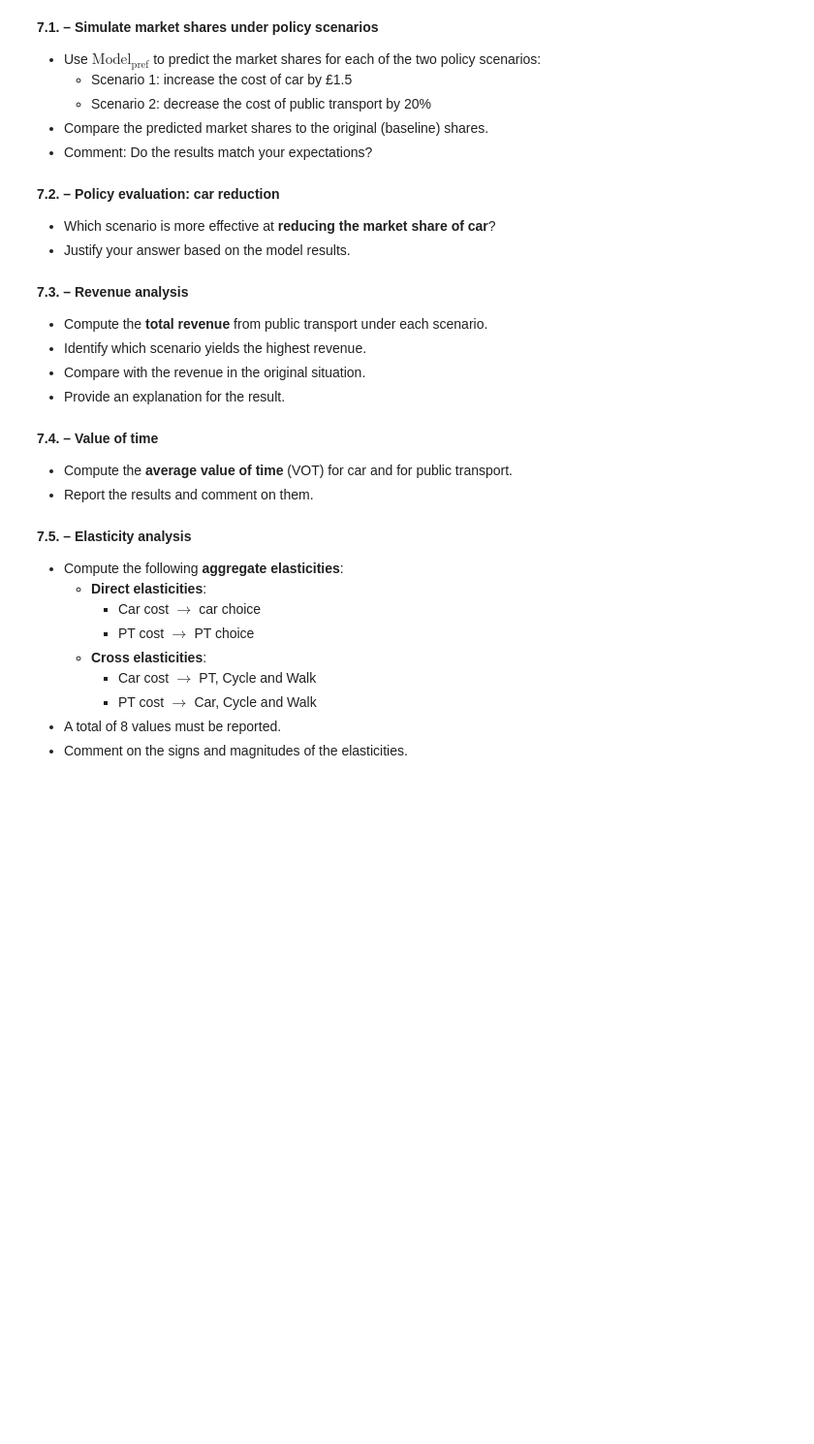
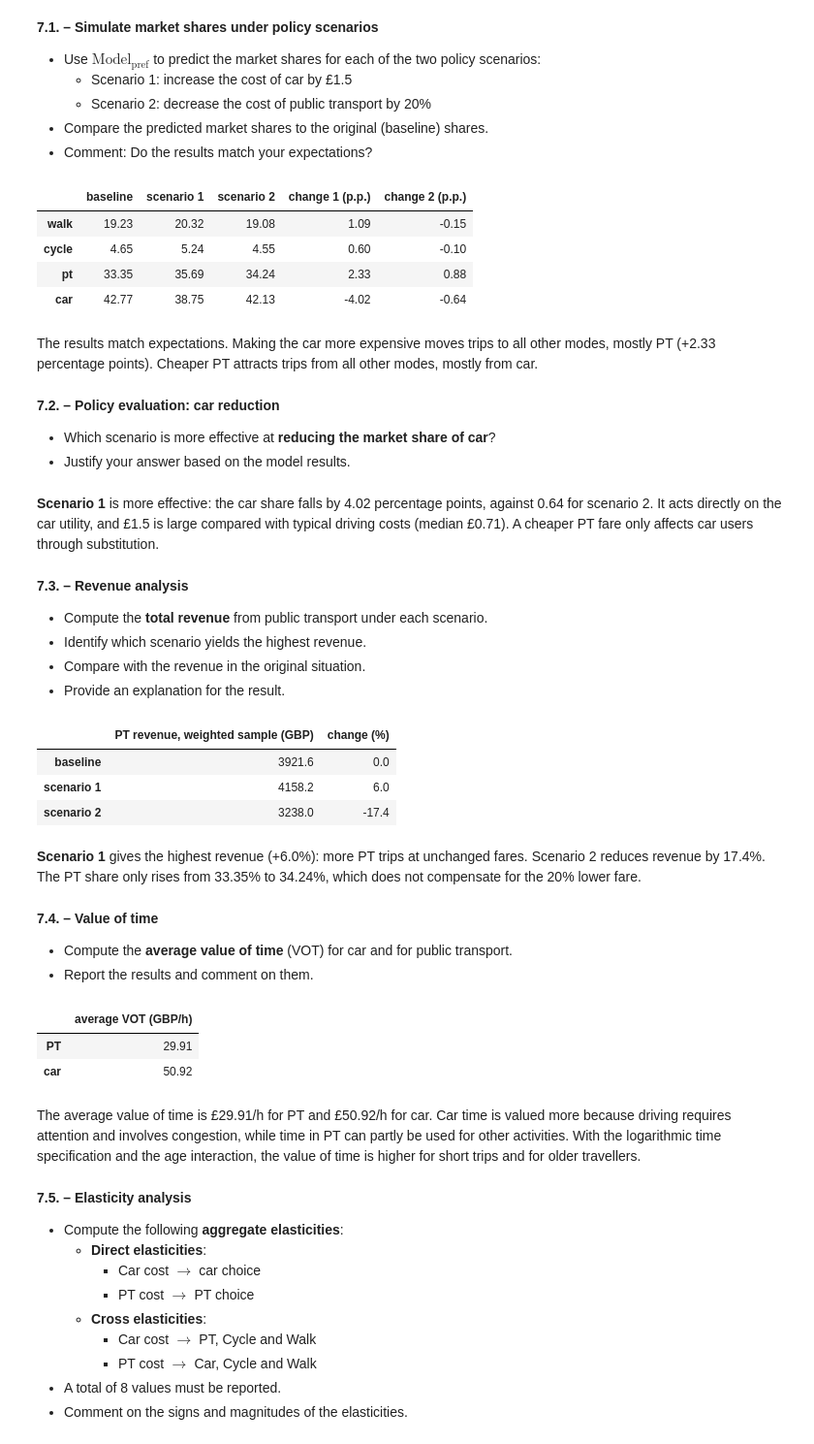
Before and after one commit to PabloSarro/london-mode-choice, a Jupyter notebook: src/assignment.ipynb, the cells around one changed output. Shown at 97% size. Cells and saved outputs as stored; diff of their text form; code cells hidden in the pictures; blank space fills up the shorter version.

```diff
--- a/src/assignment.ipynb
+++ b/src/assignment.ipynb
@@ -1316,3 +1377,8 @@ Consider the following scenarios:
 # 7.3: For each scenario, combine the PT probability, scenario fare, and observation weight before aggregating revenue.
 # 7.4: Obtain marginal utilities of time and cost, form their ratio with consistent units, then calculate weighted averages.
 # 7.5: Calculate individual probabilities and derivatives, form direct/cross elasticities, then aggregate them with the appropriate weights.
+df_scenario_1 = df.assign(total_driving_cost=df['total_driving_cost'] + 1.5)  # +1.5 GBP for car users
+df_scenario_2 = df.assign(cost_transit=0.8 * df['cost_transit'])              # -20% PT cost
+scenarios = {'baseline': df, 'scenario 1': df_scenario_1, 'scenario 2': df_scenario_2}
+scenario_probabilities = {name: make_simulator(data, probabilities_pref).simulate(beta_pref)
+                          for name, data in scenarios.items()}
@@ -1324,11 +1394,26 @@ Consider the following scenarios:
   - Scenario 2: decrease the cost of public transport by 20%
 - Compare the predicted market shares to the original (baseline) shares.
 - Comment: Do the results match your expectations?
+# %%
+scenario_shares = pd.DataFrame({name: weighted_shares(p) for name, p in scenario_probabilities.items()})
+scenario_shares['change 1 (p.p.)'] = scenario_shares['scenario 1'] - scenario_shares['baseline']
+scenario_shares['change 2 (p.p.)'] = scenario_shares['scenario 2'] - scenario_shares['baseline']
+display((100 * scenario_shares).round(2))
+# %% [output]
+|  | baseline | scenario 1 | scenario 2 | change 1 (p.p.) | change 2 (p.p.) |
+| walk | 19.23 | 20.32 | 19.08 | 1.09 | -0.15 |
+| cycle | 4.65 | 5.24 | 4.55 | 0.60 | -0.10 |
+| pt | 33.35 | 35.69 | 34.24 | 2.33 | 0.88 |
+| car | 42.77 | 38.75 | 42.13 | -4.02 | -0.64 |
+# %% [markdown]
+The results match expectations. Making the car more expensive moves trips to all other modes, mostly PT (+2.33 percentage points). Cheaper PT attracts trips from all other modes, mostly from car.
 # %% [markdown]
 **7.2. – Policy evaluation: car reduction**
 
 - Which scenario is more effective at **reducing the market share of car**?
 - Justify your answer based on the model results.
+# %% [markdown]
+**Scenario 1** is more effective: the car share falls by 4.02 percentage points, against 0.64 for scenario 2. It acts directly on the car utility, and £1.5 is large compared with typical driving costs (median £0.71). A cheaper PT fare only affects car users through substitution.
 # %% [markdown]
 **7.3. – Revenue analysis**
 
@@ -1336,11 +1421,37 @@ Consider the following scenarios:
 - Identify which scenario yields the highest revenue.
 - Compare with the revenue in the original situation.
 - Provide an explanation for the result.
+# %%
+revenue = pd.Series({name: (df['weight'] * scenario_probabilities[name]['pt'] * data['cost_transit']).sum()
+                     for name, data in scenarios.items()}, name='PT revenue, weighted sample (GBP)')
+display(pd.DataFrame({'PT revenue, weighted sample (GBP)': revenue, 'change (%)': 100 * (revenue / revenue['baseline'] - 1)}).round(1))
+# %% [output]
+|  | PT revenue, weighted sample (GBP) | change (%) |
+| baseline | 3921.6 | 0.0 |
+| scenario 1 | 4158.2 | 6.0 |
+| scenario 2 | 3238.0 | -17.4 |
+# %% [markdown]
+**Scenario 1** gives the highest revenue (+6.0%): more PT trips at unchanged fares. Scenario 2 reduces revenue by 17.4%. The PT share only rises from 33.35% to 34.24%, which does not compensate for the 20% lower fare.
 # %% [markdown]
 **7.4. – Value of time**
 
 - Compute the **average value of time** (VOT) for car and for public transport.
 - Report the results and comment on them.
+# %%
+# VOT = (dV/dtime) / (dV/dcost) in GBP/hour (times in hours). The error component does not affect the
+# derivatives, so the deterministic utilities of Model 3a are used with the parameters of Model 5.
+vot_formulas = {
+    'PT': Derive(V_3a[3], 'total_pt_duration') / Derive(V_3a[3], 'cost_transit'),
+    'car': Derive(V_3a[4], 'dur_driving') / Derive(V_3a[4], 'total_driving_cost'),
+}
+vot = make_simulator(df, vot_formulas).simulate({k: v for k, v in beta_pref.items() if k != 'sigma_vehicle_free'})
+display(vot.mul(df['weight'], axis=0).sum().div(df['weight'].sum()).rename('average VOT (GBP/h)').round(2).to_frame())
+# %% [output]
+|  | average VOT (GBP/h) |
+| PT | 29.91 |
+| car | 50.92 |
+# %% [markdown]
+The average value of time is £29.91/h for PT and £50.92/h for car. Car time is valued more because driving requires attention and involves congestion, while time in PT can partly be used for other activities. With the logarithmic time specification and the age interaction, the value of time is higher for short trips and for older travellers.
 # %% [markdown]
 **7.5. – Elasticity analysis**
 
```
Also changed, not shown: parts of 10 cells of this notebook.
